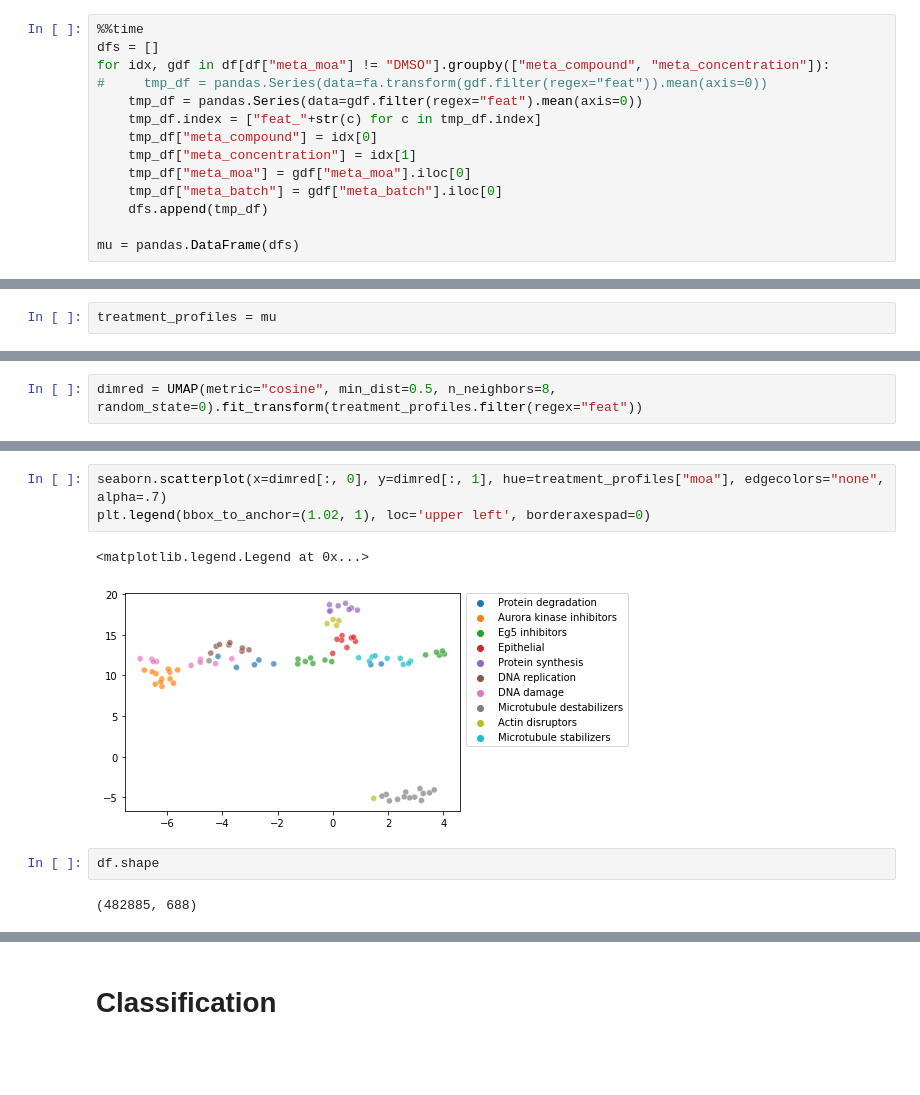
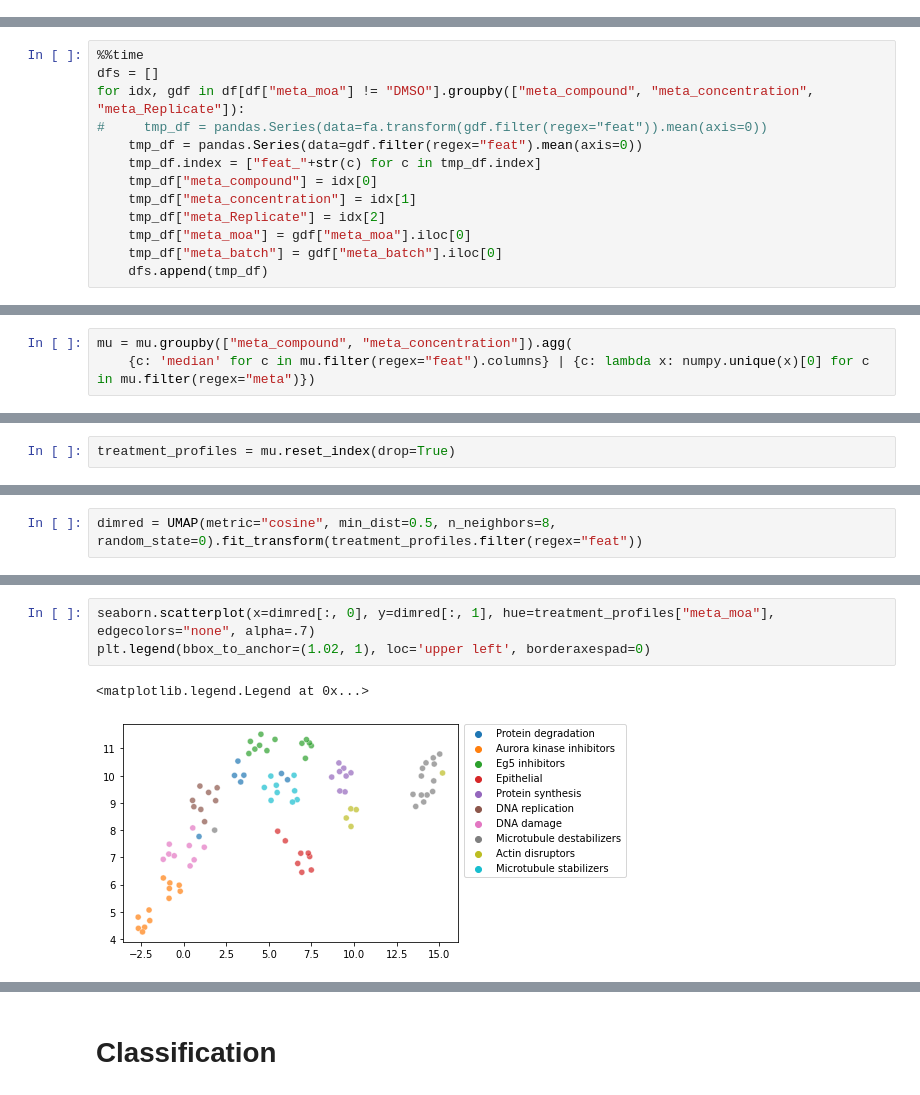
Before and after one commit to harel-coffee/SCIP-use-case-workflows-auto, a Jupyter notebook: notebooks/downstream_analysis/bbbc_mean_profile_1NN_classification.ipynb, the cells around one changed output, grey strips where cells are left out. Drawn from its saved outputs; the diff is of its cells as text; blank space fills up the shorter version.

```diff
--- a/notebooks/downstream_analysis/bbbc_mean_profile_1NN_classification.ipynb
+++ b/notebooks/downstream_analysis/bbbc_mean_profile_1NN_classification.ipynb
@@ -147,15 +147 @@ Wall time: 1min 6s
 FactorAnalysis(n_components=100)
-# %%
-%%time
-dfs = []
-for idx, gdf in df[df["meta_moa"] != "DMSO"].groupby(["meta_compound", "meta_concentration"]):
-#     tmp_df = pandas.Series(data=fa.transform(gdf.filter(regex="feat")).mean(axis=0))
-    tmp_df = pandas.Series(data=gdf.filter(regex="feat").mean(axis=0))
-    tmp_df.index = ["feat_"+str(c) for c in tmp_df.index]
-    tmp_df["meta_compound"] = idx[0]
-    tmp_df["meta_concentration"] = idx[1]
-    tmp_df["meta_moa"] = gdf["meta_moa"].iloc[0]
-    tmp_df["meta_batch"] = gdf["meta_batch"].iloc[0]
-    dfs.append(tmp_df)
-
-mu = pandas.DataFrame(dfs)
@@ -164,0 +148,13 @@ Wall time: 1.18 s
+# %%
+%%time
+dfs = []
+for idx, gdf in df[df["meta_moa"] != "DMSO"].groupby(["meta_compound", "meta_concentration", "meta_Replicate"]):
+#     tmp_df = pandas.Series(data=fa.transform(gdf.filter(regex="feat")).mean(axis=0))
+    tmp_df = pandas.Series(data=gdf.filter(regex="feat").mean(axis=0))
+    tmp_df.index = ["feat_"+str(c) for c in tmp_df.index]
+    tmp_df["meta_compound"] = idx[0]
+    tmp_df["meta_concentration"] = idx[1]
+    tmp_df["meta_Replicate"] = idx[2]
+    tmp_df["meta_moa"] = gdf["meta_moa"].iloc[0]
+    tmp_df["meta_batch"] = gdf["meta_batch"].iloc[0]
+    dfs.append(tmp_df)
@@ -165,3 +179,6 @@ Wall time: 1.18 s
+# %%
+mu = mu.groupby(["meta_compound", "meta_concentration"]).agg(
+    {c: 'median' for c in mu.filter(regex="feat").columns} | {c: lambda x: numpy.unique(x)[0] for c in mu.filter(regex="meta")})
 # %%
 del dfs
 # %%
@@ -171,5 +188,5 @@ mu.shape
 # %%
-treatment_profiles = mu
+treatment_profiles = mu.reset_index(drop=True)
 # %% [markdown]
 # Exploration
 # %%
@@ -202,10 +219,6 @@ plt.legend(bbox_to_anchor=(1.02, 1), loc='upper left', borderaxespad=0)
 # %%
-seaborn.scatterplot(x=dimred[:, 0], y=dimred[:, 1], hue=treatment_profiles["moa"], edgecolors="none", alpha=.7)
+seaborn.scatterplot(x=dimred[:, 0], y=dimred[:, 1], hue=treatment_profiles["meta_moa"], edgecolors="none", alpha=.7)
 plt.legend(bbox_to_anchor=(1.02, 1), loc='upper left', borderaxespad=0)
 # %% [output]
 <matplotlib.legend.Legend at 0x...>
-[figure, old version]
+[figure, new version]
-# %%
-df.shape
-# %% [output]
-(482885, 688)
```
Also changed, not shown: parts of 15 cells of this notebook.
